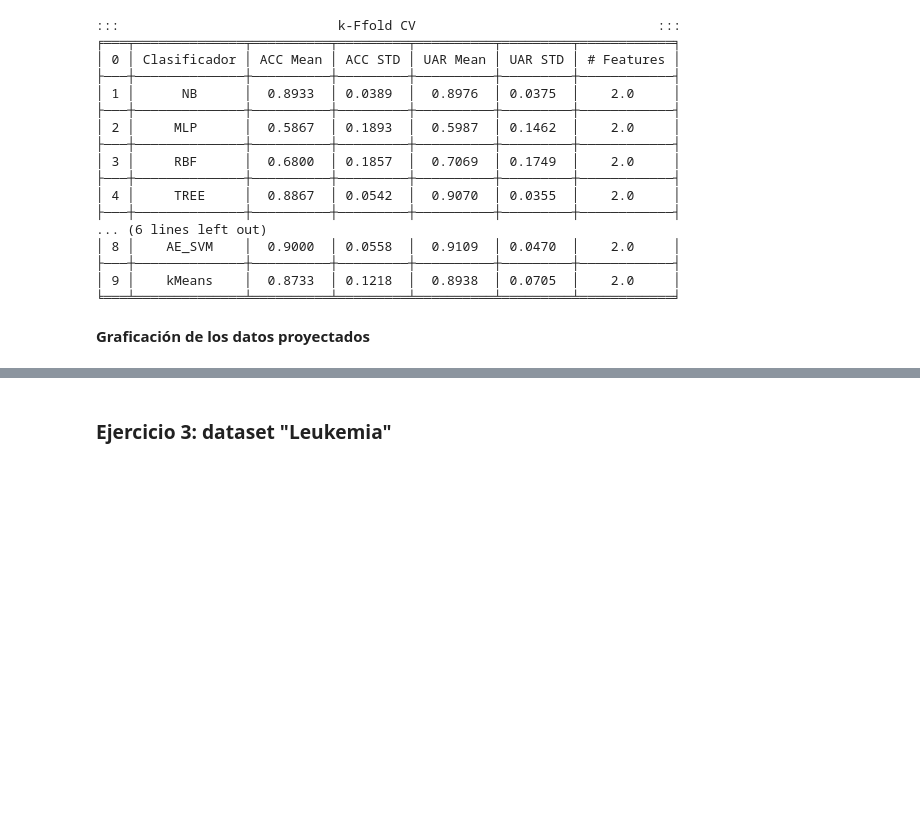
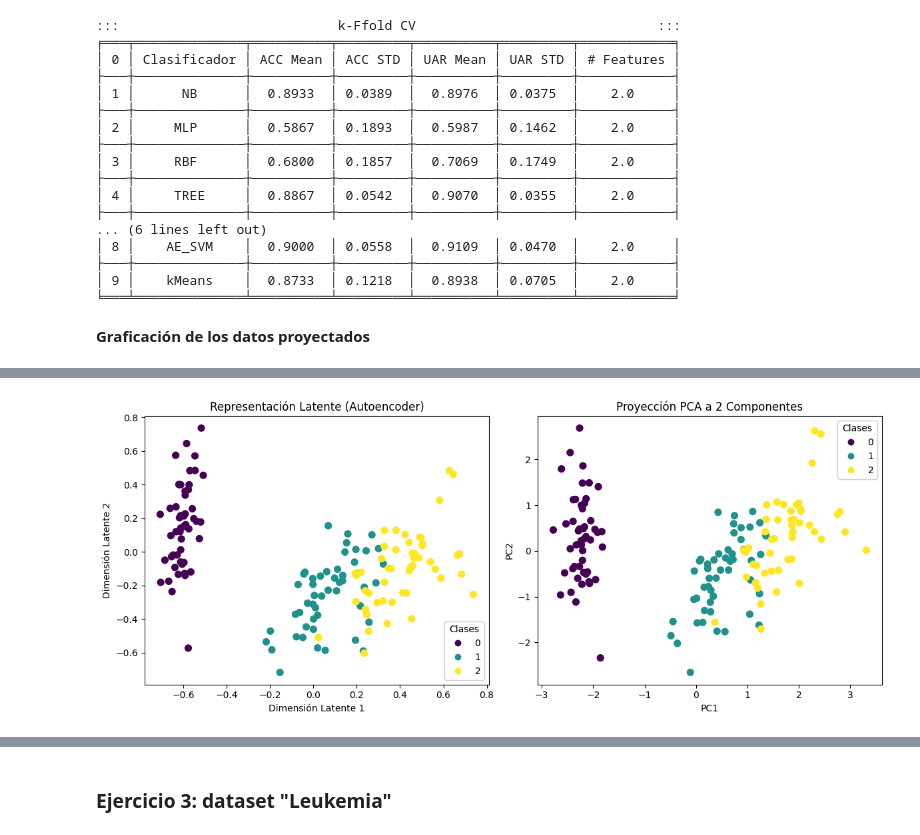
Before and after one commit to SantiagoVentinoBlasLaguzza/tsam, a Jupyter notebook: copy.ipynb, the cells around one changed output, grey strips where cells are left out. Saved outputs shown, nothing was run; the diff lists cells and outputs as text; code cells hidden in the pictures; blank space fills up the shorter version.

```diff
--- a/copy.ipynb
+++ b/copy.ipynb
@@ -1506,0 +1728,73 @@ plt.show()
+# %%
+import numpy as np
+import matplotlib.pyplot as plt
+from sklearn.datasets import load_iris
+from sklearn.preprocessing import StandardScaler
+from sklearn.decomposition import PCA
+from sklearn.neural_network import MLPRegressor
+
+# Carga de datos
+iris = load_iris()
+X = iris.data
+y = iris.target
+
+# Estandarización de los datos
+scaler = StandardScaler()
+X_std = scaler.fit_transform(X)
+
+# ---------------------------
+# Autoencoder para obtener representación latente
+# Arquitectura: Input -> 500 -> 300 -> 2 -> 300 -> 500 -> Input
+n_input = X_std.shape[1]
+AE = MLPRegressor(hidden_layer_sizes=(500, 300, 2, 300, 500),
+                  activation='tanh',
+                  solver='adam',
+                  learning_rate_init=0.0001,
+                  max_iter=500,
+                  tol=1e-7,
+                  verbose=False,
+                  random_state=0)
+AE.fit(X_std, X_std)
+
+# Función "encoder" para extraer la representación latente (2 dimensiones)
+def encoder(data, AE):
+    data = np.asarray(data)
+    # Primera capa oculta
+    z1 = np.tanh(np.dot(data, AE.coefs_[0]) + AE.intercepts_[0])
+    # Segunda capa oculta
+    z2 = np.tanh(np.dot(z1, AE.coefs_[1]) + AE.intercepts_[1])
+    # Capa latente de 2 neuronas
+    latent = np.tanh(np.dot(z2, AE.coefs_[2]) + AE.intercepts_[2])
+    return latent
+
+latent_rep = encoder(X_std, AE)
+
+# ---------------------------
+# Proyección PCA a 2 dimensiones
+pca = PCA(n_components=2)
+X_pca = pca.fit_transform(X_std)
+
+# ---------------------------
+# Gráficas comparativas
+fig, (ax1, ax2) = plt.subplots(1, 2, figsize=(12, 5))
+
+# Representación latente obtenida con el autoencoder
+sc1 = ax1.scatter(latent_rep[:,0], latent_rep[:,1], c=y, cmap='viridis', s=50)
+ax1.set_title("Representación Latente (Autoencoder)")
+ax1.set_xlabel("Dimensión Latente 1")
+ax1.set_ylabel("Dimensión Latente 2")
+leg1 = ax1.legend(*sc1.legend_elements(), title="Clases")
+ax1.add_artist(leg1)
+
+# Proyección en componentes principales (PCA)
+sc2 = ax2.scatter(X_pca[:,0], X_pca[:,1], c=y, cmap='viridis', s=50)
+ax2.set_title("Proyección PCA a 2 Componentes")
+ax2.set_xlabel("PC1")
+ax2.set_ylabel("PC2")
+leg2 = ax2.legend(*sc2.legend_elements(), title="Clases")
+ax2.add_artist(leg2)
+
+plt.tight_layout()
+plt.show()
+# %% [output]
+[figure, added]
```
Also changed, not shown: parts of 10 cells of this notebook.
